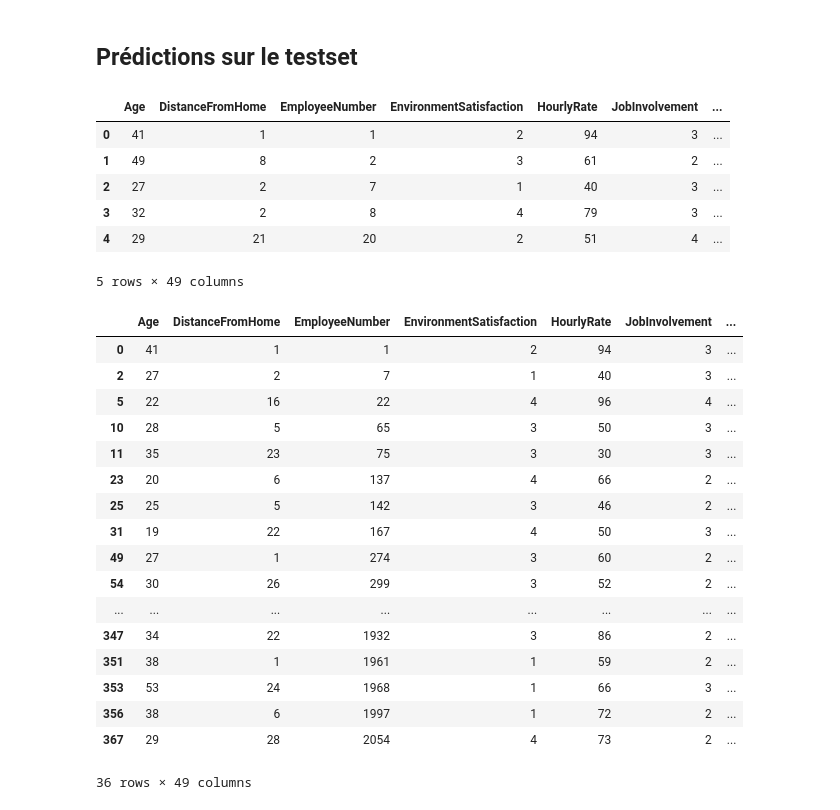
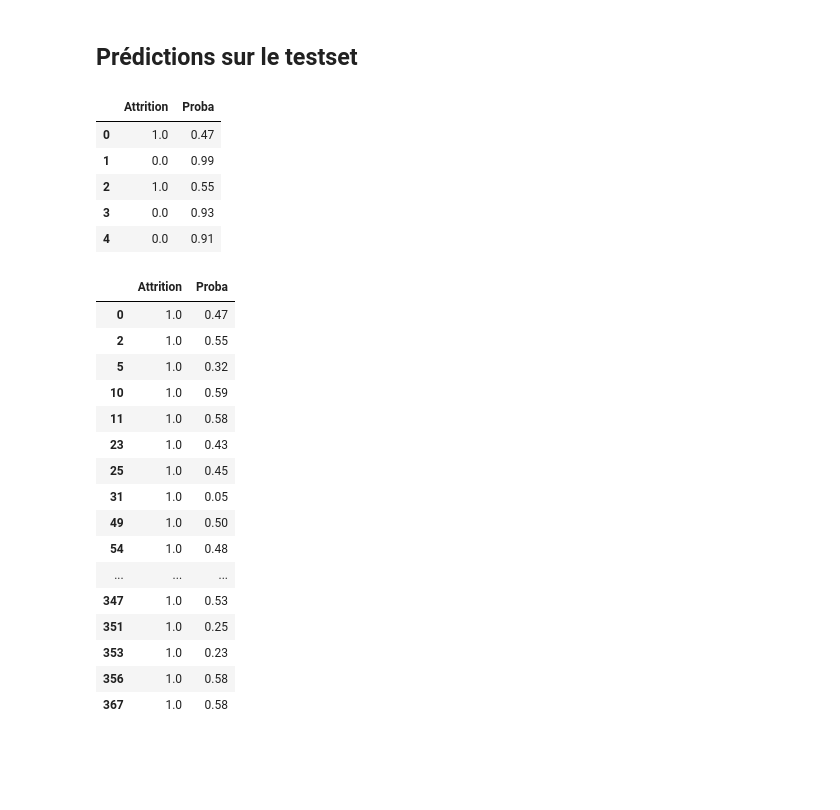
Before and after one commit to SprinTech/turn-over-employees, a Jupyter notebook: notebook/turn_over.ipynb, the cells around one changed output. Cells and saved outputs as stored; diff of their text form; code cells hidden in the pictures; blank space fills up the shorter version.

Commit message:
add predict probabilities

```diff
--- a/notebook/turn_over.ipynb
+++ b/notebook/turn_over.ipynb
@@ -279,39 +270,44 @@ testset = imputation(testset)
 SVC.fit(X_train, y_train)
 y_pred = SVC.predict(testset)
 
-testset['Attrition'] = SVC.predict(testset)
+df = pd.DataFrame(columns=['Attrition', 'Proba'])
+df['Attrition'] = SVC.predict(testset)
+df['Proba'] = SVC.predict_proba(testset)
+# %%
+def x(row):
+    return round(row.Proba, 2)
+
+df['Proba'] = df.apply(x, axis = 1)
 # %%
-testset['Attrition'].value_counts()
-testset.head(5)
+df['Attrition'].value_counts()
+df.head(5)
 # %% [output]
-|  | Age | DistanceFromHome | EmployeeNumber | EnvironmentSatisfaction | HourlyRate | JobInvolvement | ... |
-| 0 | 41 | 1 | 1 | 2 | 94 | 3 | ... |
-| 1 | 49 | 8 | 2 | 3 | 61 | 2 | ... |
-| 2 | 27 | 2 | 7 | 1 | 40 | 3 | ... |
-| 3 | 32 | 2 | 8 | 4 | 79 | 3 | ... |
-| 4 | 29 | 21 | 20 | 2 | 51 | 4 | ... |
+|  | Attrition | Proba |
+| 0 | 1.0 | 0.47 |
+| 1 | 0.0 | 0.99 |
+| 2 | 1.0 | 0.55 |
+| 3 | 0.0 | 0.93 |
+| 4 | 0.0 | 0.91 |
-5 rows × 49 columns
 # %%
-yes_attrition = testset.loc[testset['Attrition'] == 1]
+yes_attrition = df.loc[df['Attrition'] == 1]
 yes_attrition
 # %% [output]
-|  | Age | DistanceFromHome | EmployeeNumber | EnvironmentSatisfaction | HourlyRate | JobInvolvement | ... |
-| 0 | 41 | 1 | 1 | 2 | 94 | 3 | ... |
-| 2 | 27 | 2 | 7 | 1 | 40 | 3 | ... |
-| 5 | 22 | 16 | 22 | 4 | 96 | 4 | ... |
-| 10 | 28 | 5 | 65 | 3 | 50 | 3 | ... |
-| 11 | 35 | 23 | 75 | 3 | 30 | 3 | ... |
-| 23 | 20 | 6 | 137 | 4 | 66 | 2 | ... |
-| 25 | 25 | 5 | 142 | 3 | 46 | 2 | ... |
-| 31 | 19 | 22 | 167 | 4 | 50 | 3 | ... |
-| 49 | 27 | 1 | 274 | 3 | 60 | 2 | ... |
-| 54 | 30 | 26 | 299 | 3 | 52 | 2 | ... |
-| ... | ... | ... | ... | ... | ... | ... | ... |
-| 347 | 34 | 22 | 1932 | 3 | 86 | 2 | ... |
-| 351 | 38 | 1 | 1961 | 1 | 59 | 2 | ... |
-| 353 | 53 | 24 | 1968 | 1 | 66 | 3 | ... |
-| 356 | 38 | 6 | 1997 | 1 | 72 | 2 | ... |
-| 367 | 29 | 28 | 2054 | 4 | 73 | 2 | ... |
+|  | Attrition | Proba |
+| 0 | 1.0 | 0.47 |
+| 2 | 1.0 | 0.55 |
+| 5 | 1.0 | 0.32 |
+| 10 | 1.0 | 0.59 |
+| 11 | 1.0 | 0.58 |
+| 23 | 1.0 | 0.43 |
+| 25 | 1.0 | 0.45 |
+| 31 | 1.0 | 0.05 |
+| 49 | 1.0 | 0.50 |
+| 54 | 1.0 | 0.48 |
+| ... | ... | ... |
+| 347 | 1.0 | 0.53 |
+| 351 | 1.0 | 0.25 |
+| 353 | 1.0 | 0.23 |
+| 356 | 1.0 | 0.58 |
+| 367 | 1.0 | 0.58 |
-36 rows × 49 columns
 # %%
 path = '../Data/02_processed'
```
Also changed, not shown: parts of 4 cells of this notebook, 3 other files.
